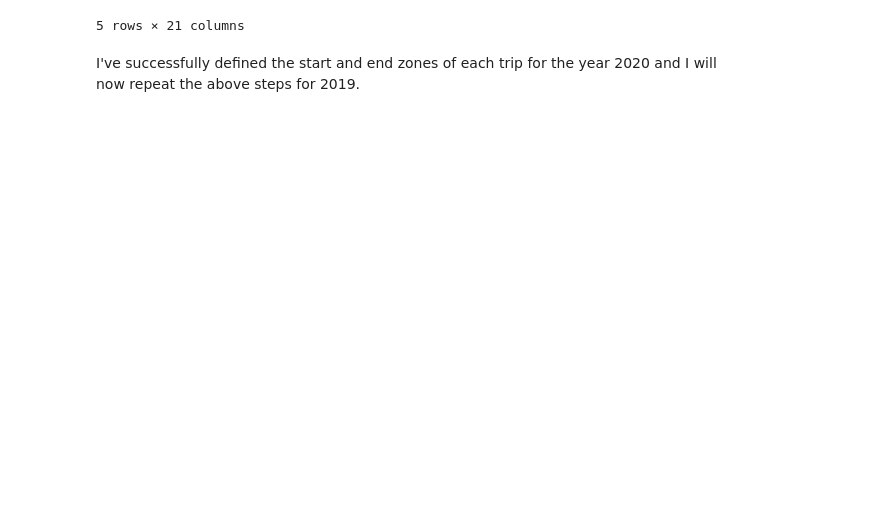
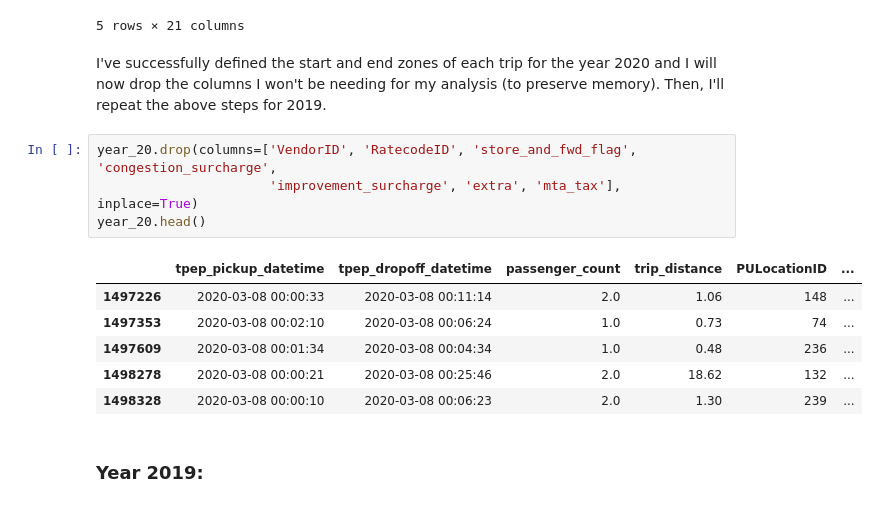
Before and after one commit to samtuleen/nyc-taxis-vs-covid, a Jupyter notebook: data_cleaning.ipynb, the cells around one changed output. Drawn from its saved outputs; the diff is of its cells as text; blank space fills up the shorter version.

```diff
--- a/data_cleaning.ipynb
+++ b/data_cleaning.ipynb
@@ -305,7 +290,20 @@ year_20.head()
 | 1498328 | 2.0 | 2020-03-08 00:00:10 | 2020-03-08 00:06:23 | 2.0 | 1.30 | 1.0 | ... |
 5 rows × 21 columns
 # %% [markdown]
-I've successfully defined the start and end zones of each trip for the year 2020 and I will now repeat the above steps for 2019.
+I've successfully defined the start and end zones of each trip for the year 2020 and I will now drop the columns I won't be needing for my analysis (to preserve memory). Then, I'll repeat the above steps for 2019.
+# %%
+year_20.drop(columns=['VendorID', 'RatecodeID', 'store_and_fwd_flag', 'congestion_surcharge',
+                      'improvement_surcharge', 'extra', 'mta_tax'], inplace=True)
+year_20.head()
+# %% [output]
+|  | tpep_pickup_datetime | tpep_dropoff_datetime | passenger_count | trip_distance | PULocationID | ... |
+| 1497226 | 2020-03-08 00:00:33 | 2020-03-08 00:11:14 | 2.0 | 1.06 | 148 | ... |
+| 1497353 | 2020-03-08 00:02:10 | 2020-03-08 00:06:24 | 1.0 | 0.73 | 74 | ... |
+| 1497609 | 2020-03-08 00:01:34 | 2020-03-08 00:04:34 | 1.0 | 0.48 | 236 | ... |
+| 1498278 | 2020-03-08 00:00:21 | 2020-03-08 00:25:46 | 2.0 | 18.62 | 132 | ... |
+| 1498328 | 2020-03-08 00:00:10 | 2020-03-08 00:06:23 | 2.0 | 1.30 | 239 | ... |
+# %% [markdown]
+### Year 2019:
 # %%
 year_19 = year_19.join(taxi_zones, on='PULocationID')
 year_19 = year_19.rename(columns={'Zone': 'Start_Zone'})
```
Also changed, not shown: parts of 15 cells of this notebook.
